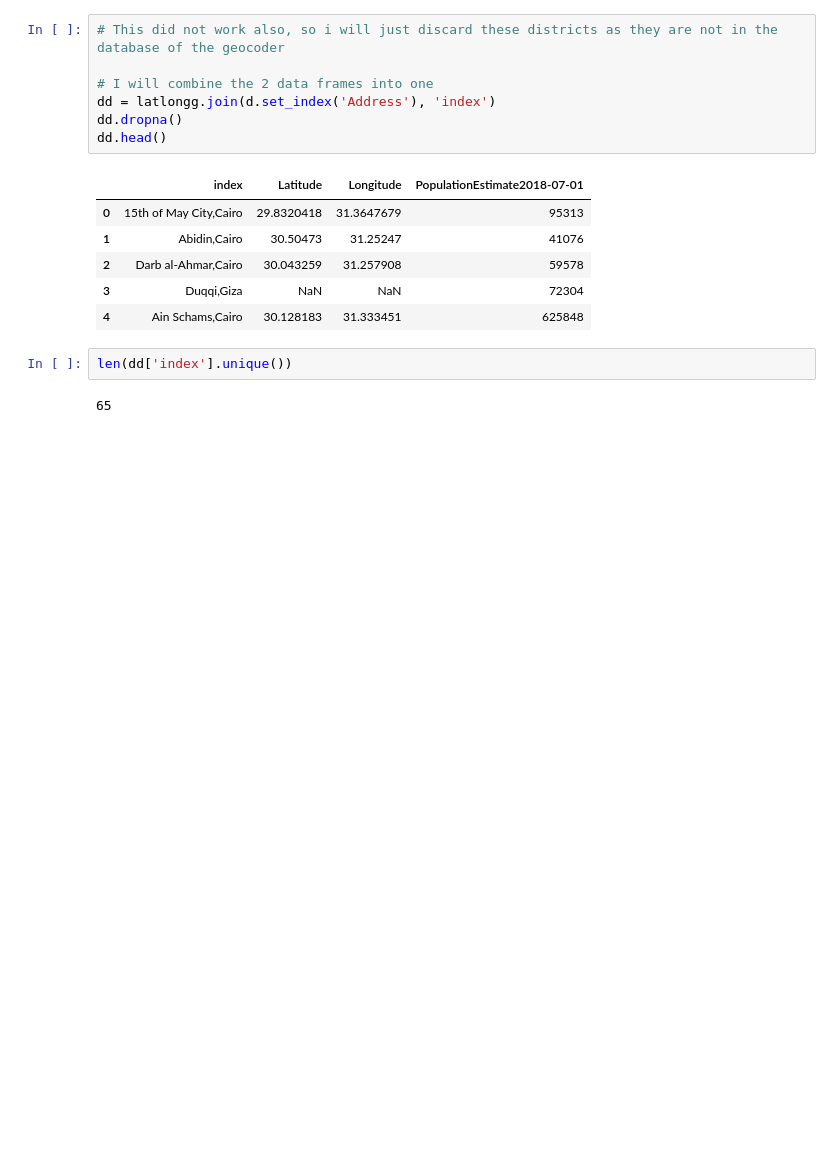
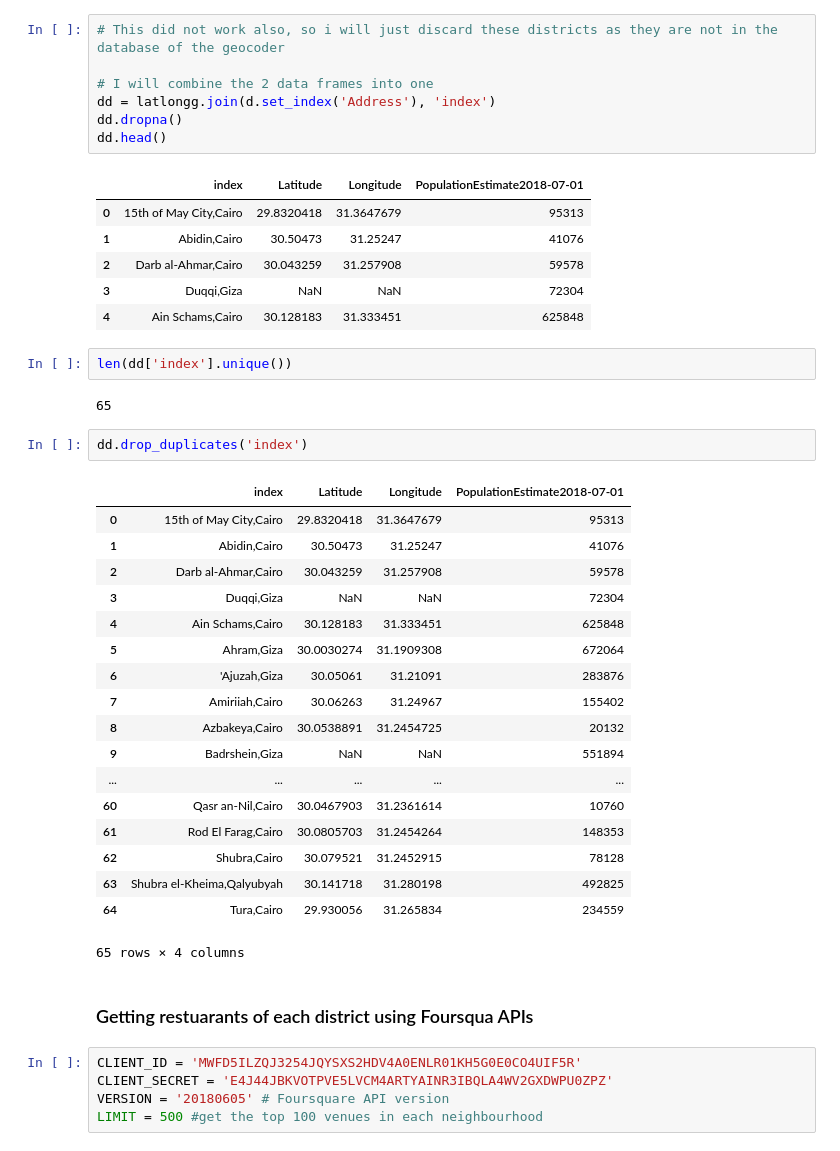
Before and after one commit to Abdelrahman44/Determining-which-districts-of-Greater-Cairo-is-bes-to-open-a-new-food-business, a Jupyter notebook: main.ipynb, the cells around one changed output. Cells and saved outputs as stored; diff of their text form; blank space fills up the shorter version.

```diff
--- a/main.ipynb
+++ b/main.ipynb
@@ -262,3 +282,31 @@ dd.head()
 len(dd['index'].unique())
 # %% [output]
 65
+# %%
+dd.drop_duplicates('index')
+# %% [output]
+|  | index | Latitude | Longitude | PopulationEstimate2018-07-01 |
+| 0 | 15th of May City,Cairo | 29.8320418 | 31.3647679 | 95313 |
+| 1 | Abidin,Cairo | 30.50473 | 31.25247 | 41076 |
+| 2 | Darb al-Ahmar,Cairo | 30.043259 | 31.257908 | 59578 |
+| 3 | Duqqi,Giza | NaN | NaN | 72304 |
+| 4 | Ain Schams,Cairo | 30.128183 | 31.333451 | 625848 |
+| 5 | Ahram,Giza | 30.0030274 | 31.1909308 | 672064 |
+| 6 | 'Ajuzah,Giza | 30.05061 | 31.21091 | 283876 |
+| 7 | Amiriiah,Cairo | 30.06263 | 31.24967 | 155402 |
+| 8 | Azbakeya,Cairo | 30.0538891 | 31.2454725 | 20132 |
+| 9 | Badrshein,Giza | NaN | NaN | 551894 |
+| ... | ... | ... | ... | ... |
+| 60 | Qasr an-Nil,Cairo | 30.0467903 | 31.2361614 | 10760 |
+| 61 | Rod El Farag,Cairo | 30.0805703 | 31.2454264 | 148353 |
+| 62 | Shubra,Cairo | 30.079521 | 31.2452915 | 78128 |
+| 63 | Shubra el-Kheima,Qalyubyah | 30.141718 | 31.280198 | 492825 |
+| 64 | Tura,Cairo | 29.930056 | 31.265834 | 234559 |
+65 rows × 4 columns
+# %% [markdown]
+### Getting restuarants of each district using Foursqua APIs
+# %%
+CLIENT_ID = 'MWFD5ILZQJ3254JQYSXS2HDV4A0ENLR01KH5G0E0CO4UIF5R'
+CLIENT_SECRET = 'E4J44JBKVOTPVE5LVCM4ARTYAINR3IBQLA4WV2GXDWPU0ZPZ'
+VERSION = '20180605' # Foursquare API version
+LIMIT = 500 #get the top 100 venues in each neighbourhood
```
Also changed, not shown: parts of 13 cells of this notebook.
